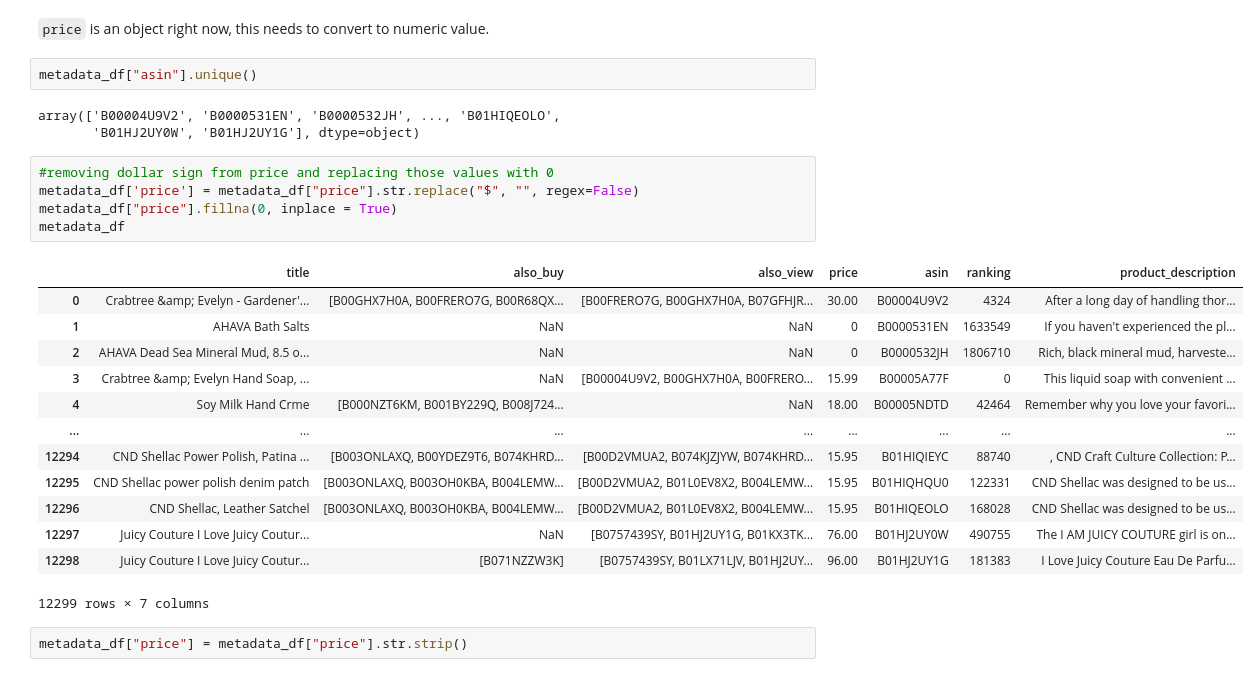
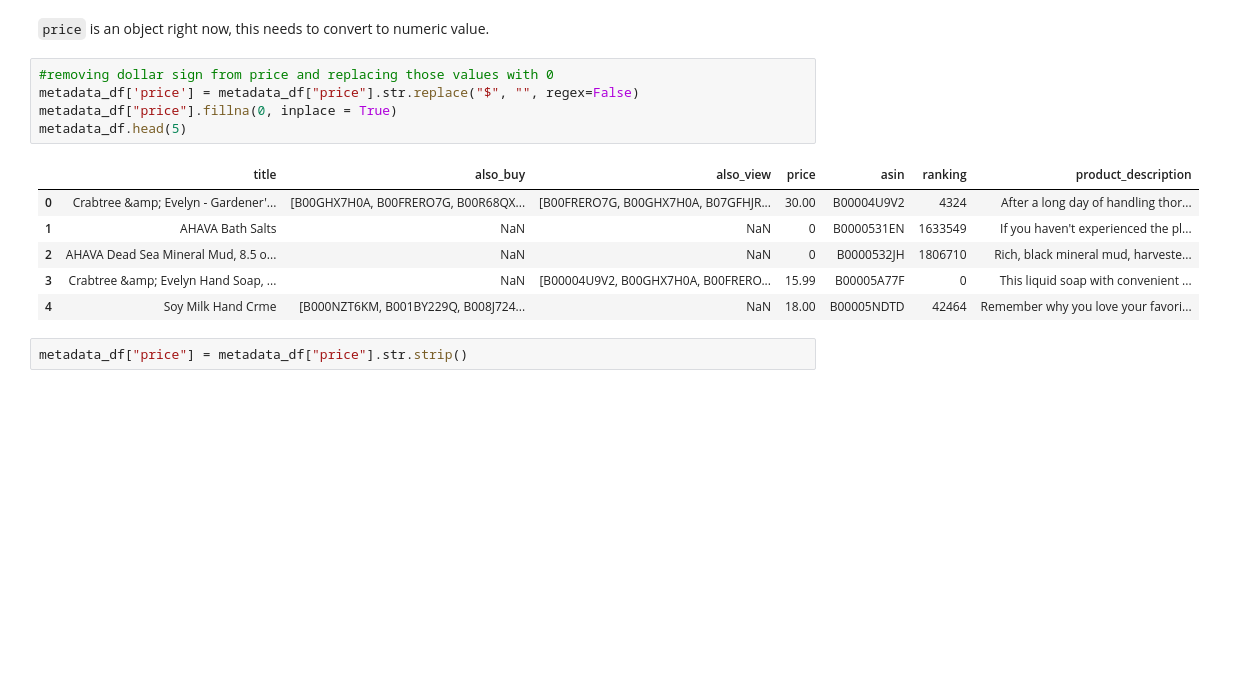
Before and after one commit to toffeeink/TrendSearcher_Capstone, a Jupyter notebook: luxury_beauty_reviews-EDA.ipynb, the cells around one changed output. Saved outputs shown, nothing was run; the diff lists cells and outputs as text; blank space fills up the shorter version.

```diff
--- a/luxury_beauty_reviews-EDA.ipynb
+++ b/luxury_beauty_reviews-EDA.ipynb
@@ -479,30 +510,18 @@ Taking a look at the values that are contained in the `details` column, we can p
 metadata_df.drop(["details","description"],axis=1, inplace=True)
 # %% [markdown]
 `price` is an object right now, this needs to convert to numeric value.
-# %%
-metadata_df["asin"].unique()
-# %% [output]
-array(['B00004U9V2', 'B0000531EN', 'B0000532JH', ..., 'B01HIQEOLO',
-       'B01HJ2UY0W', 'B01HJ2UY1G'], dtype=object)
 # %%
 #removing dollar sign from price and replacing those values with 0
 metadata_df['price'] = metadata_df["price"].str.replace("$", "", regex=False)
 metadata_df["price"].fillna(0, inplace = True)
-metadata_df
+metadata_df.head(5)
 # %% [output]
 |  | title | also_buy | also_view | price | asin | ranking | product_description |
 | 0 | Crabtree &amp; Evelyn - Gardener'... | [B00GHX7H0A, B00FRERO7G, B00R68QX... | [B00FRERO7G, B00GHX7H0A, B07GFHJR... | 30.00 | B00004U9V2 | 4324 | After a long day of handling thor... |
 | 1 | AHAVA Bath Salts | NaN | NaN | 0 | B0000531EN | 1633549 | If you haven't experienced the pl... |
 | 2 | AHAVA Dead Sea Mineral Mud, 8.5 o... | NaN | NaN | 0 | B0000532JH | 1806710 | Rich, black mineral mud, harveste... |
 | 3 | Crabtree &amp; Evelyn Hand Soap, ... | NaN | [B00004U9V2, B00GHX7H0A, B00FRERO... | 15.99 | B00005A77F | 0 | This liquid soap with convenient ... |
 | 4 | Soy Milk Hand Crme | [B000NZT6KM, B001BY229Q, B008J724... | NaN | 18.00 | B00005NDTD | 42464 | Remember why you love your favori... |
-| ... | ... | ... | ... | ... | ... | ... | ... |
-| 12294 | CND Shellac Power Polish, Patina ... | [B003ONLAXQ, B00YDEZ9T6, B074KHRD... | [B00D2VMUA2, B074KJZJYW, B074KHRD... | 15.95 | B01HIQIEYC | 88740 | , CND Craft Culture Collection: P... |
-| 12295 | CND Shellac power polish denim patch | [B003ONLAXQ, B003OH0KBA, B004LEMW... | [B00D2VMUA2, B01L0EV8X2, B004LEMW... | 15.95 | B01HIQHQU0 | 122331 | CND Shellac was designed to be us... |
-| 12296 | CND Shellac, Leather Satchel | [B003ONLAXQ, B003OH0KBA, B004LEMW... | [B00D2VMUA2, B01L0EV8X2, B004LEMW... | 15.95 | B01HIQEOLO | 168028 | CND Shellac was designed to be us... |
-| 12297 | Juicy Couture I Love Juicy Coutur... | NaN | [B0757439SY, B01HJ2UY1G, B01KX3TK... | 76.00 | B01HJ2UY0W | 490755 | The I AM JUICY COUTURE girl is on... |
-| 12298 | Juicy Couture I Love Juicy Coutur... | [B071NZZW3K] | [B0757439SY, B01LX71LJV, B01HJ2UY... | 96.00 | B01HJ2UY1G | 181383 | I Love Juicy Couture Eau De Parfu... |
-12299 rows × 7 columns
 # %%
 metadata_df["price"] = metadata_df["price"].str.strip()
 # %%
```
Also changed, not shown: parts of 121 cells of this notebook, 7 other files.
